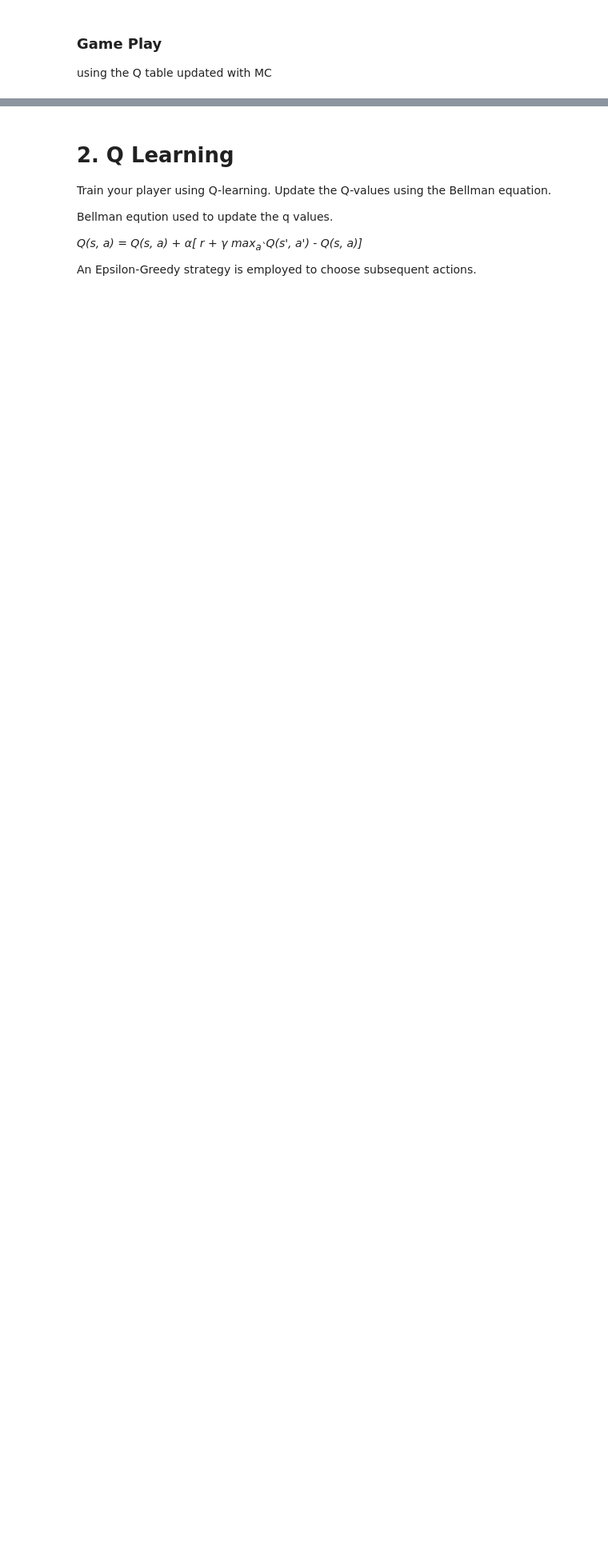
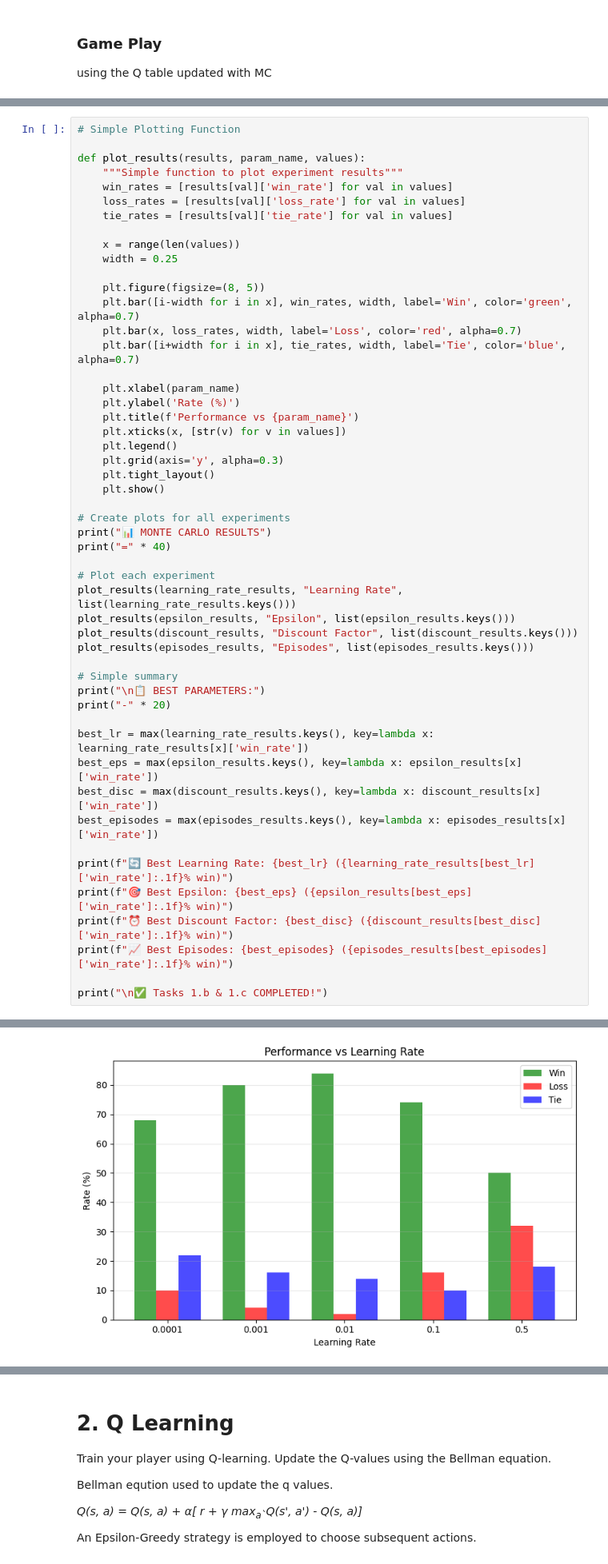
Before and after one commit to ArielSoothy/Project-4-TIC-TAC-TOE-with-RL, a Jupyter notebook: Copy_of_Project_4_TicTacToe_(1) (1).ipynb, the cells around one changed output, grey strips where cells are left out. Shown at 80% size. Drawn from its saved outputs; the diff is of its cells as text; blank space fills up the shorter version.

```diff
--- a/Copy_of_Project_4_TicTacToe_(1) (1).ipynb
+++ b/Copy_of_Project_4_TicTacToe_(1) (1).ipynb
@@ -257,0 +768,52 @@ Winner is X.
+# %%
+# Simple Plotting Function
+
+def plot_results(results, param_name, values):
+    """Simple function to plot experiment results"""
+    win_rates = [results[val]['win_rate'] for val in values]
+    loss_rates = [results[val]['loss_rate'] for val in values]
+    tie_rates = [results[val]['tie_rate'] for val in values]
+
+    x = range(len(values))
+    width = 0.25
+
+    plt.figure(figsize=(8, 5))
+    plt.bar([i-width for i in x], win_rates, width, label='Win', color='green', alpha=0.7)
+    plt.bar(x, loss_rates, width, label='Loss', color='red', alpha=0.7)
+    plt.bar([i+width for i in x], tie_rates, width, label='Tie', color='blue', alpha=0.7)
+
+    plt.xlabel(param_name)
+    plt.ylabel('Rate (%)')
+    plt.title(f'Performance vs {param_name}')
+    plt.xticks(x, [str(v) for v in values])
+    plt.legend()
+    plt.grid(axis='y', alpha=0.3)
+    plt.tight_layout()
+    plt.show()
+
+# Create plots for all experiments
+print("📊 MONTE CARLO RESULTS")
+print("=" * 40)
+
+# Plot each experiment
+plot_results(learning_rate_results, "Learning Rate", list(learning_rate_results.keys()))
+plot_results(epsilon_results, "Epsilon", list(epsilon_results.keys()))
+plot_results(discount_results, "Discount Factor", list(discount_results.keys()))
+plot_results(episodes_results, "Episodes", list(episodes_results.keys()))
+
+# Simple summary
+print("\n📋 BEST PARAMETERS:")
+print("-" * 20)
+
+best_lr = max(learning_rate_results.keys(), key=lambda x: learning_rate_results[x]['win_rate'])
+best_eps = max(epsilon_results.keys(), key=lambda x: epsilon_results[x]['win_rate'])
+best_disc = max(discount_results.keys(), key=lambda x: discount_results[x]['win_rate'])
+best_episodes = max(episodes_results.keys(), key=lambda x: episodes_results[x]['win_rate'])
+
+print(f"🔄 Best Learning Rate: {best_lr} ({learning_rate_results[best_lr]['win_rate']:.1f}% win)")
+print(f"🎯 Best Epsilon: {best_eps} ({epsilon_results[best_eps]['win_rate']:.1f}% win)")
+print(f"⏰ Best Discount Factor: {best_disc} ({discount_results[best_disc]['win_rate']:.1f}% win)")
+print(f"📈 Best Episodes: {best_episodes} ({episodes_results[best_episodes]['win_rate']:.1f}% win)")
+
+print("\n✅ Tasks 1.b & 1.c COMPLETED!")
+# %% [output]
@@ -257,0 +822 @@ Winner is X.
+[figure, added]
```
Also changed, not shown: parts of 34 cells of this notebook, 17 other files.
